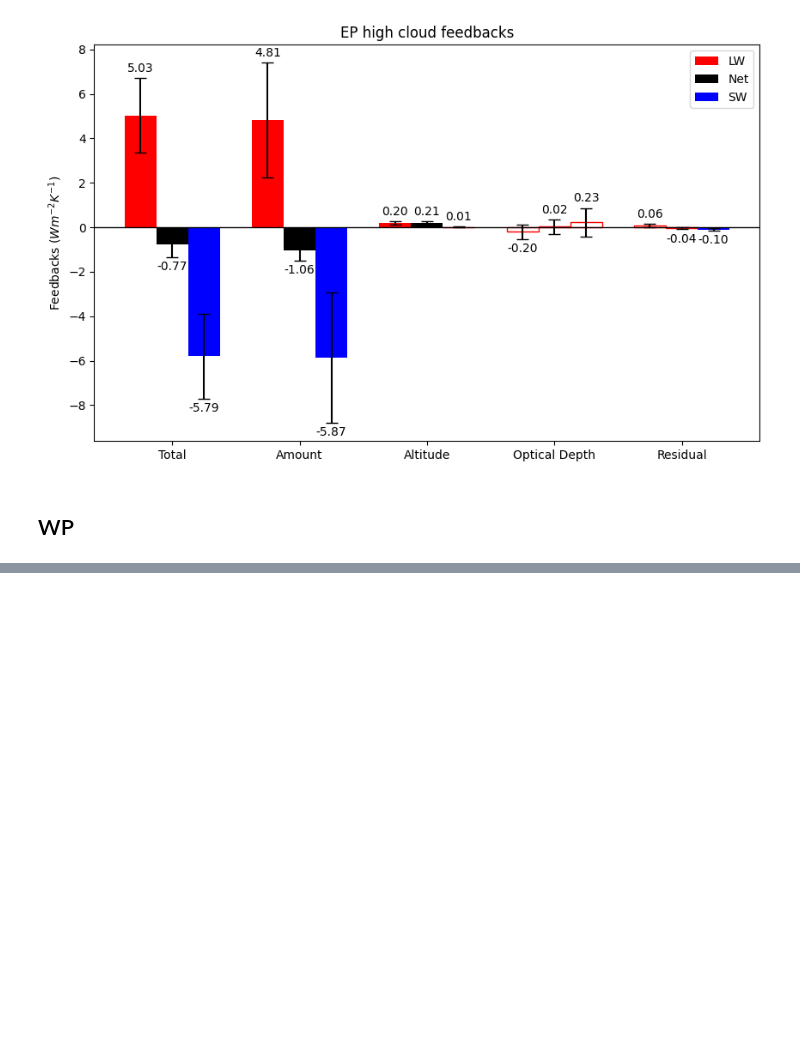
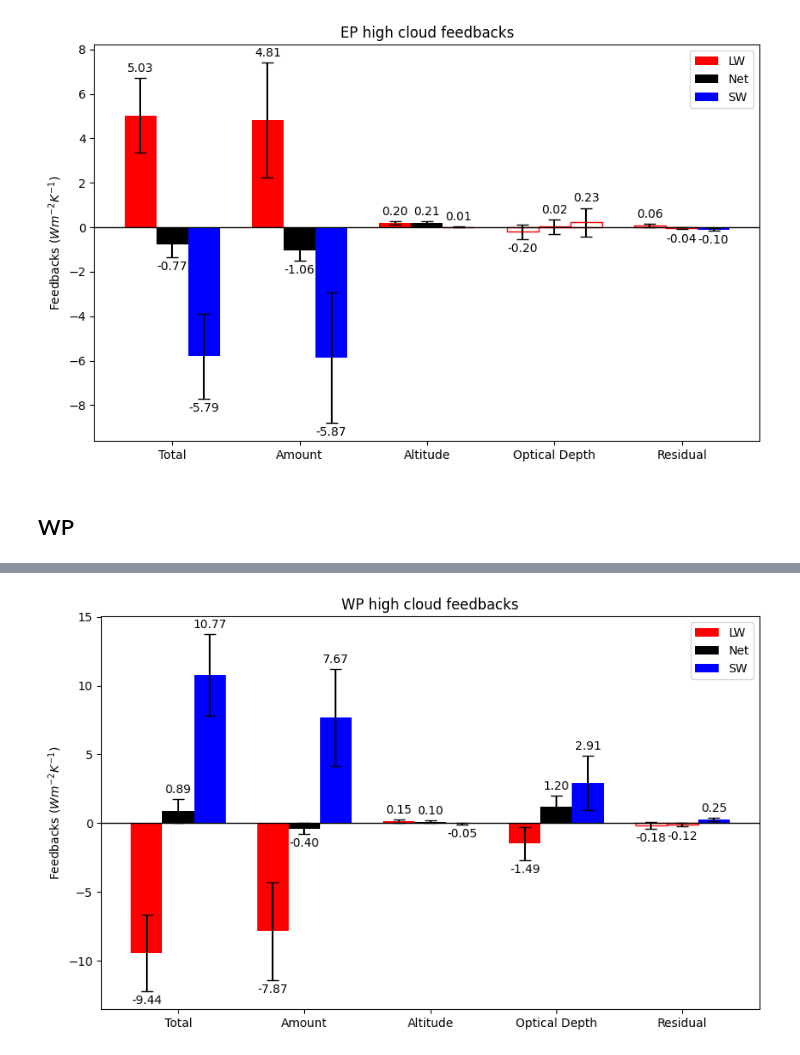
Before and after one commit to paula-rj/HighClouds, a Jupyter notebook: feedbacks.ipynb, the cells around one changed output, grey strips where cells are left out. Cells and saved outputs as stored; diff of their text form; code cells hidden in the pictures; blank space fills up the shorter version.

```diff
--- a/feedbacks.ipynb
+++ b/feedbacks.ipynb
@@ -1312,0 +1276,65 @@ plt.show()
+# %%
+decompos = ("Total", "Amount", "Altitude", "Optical Depth", "Residual")
+feeds_wp = { #los del costadfo estaban mal porque calcule con uno del ep la lw
+    'LW': (-9.44051633640516,  -7.867804615318598,0.14800765649555447,-1.4874317481801766,-0.1777460064676039),
+    'Net': (0.8912481889574548,  -0.40371064317394906,0.10131302726862139,1.2008409144330594,-0.11851435851784328),#1.304865476941059, -0.7848795303138552, 0.052104188855661225, 1.4078898457143008, 0.6297509726849522
+    'SW': (10.773349440568133, 7.6657906563413585, -0.04592645383388778, 2.9055360005624027, 0.24794923749825948), #10.773349440568133, 7.6657906563413585, -0.04592645383388778, 2.9055360005624027, 0.24794923749825948
+}
+
+colors = {
+    'LW': 'red',
+    'Net': 'black',
+    'SW': 'blue'
+}
+
+ci_upper = {
+    'LW': feeds_wp["LW"] + np.array([2.8064423613090046, 3.569355201119967, 0.13367778466521746 , 1.2161538316547367, 0.2336764328965931]),
+    'Net': feeds_wp["Net"] + np.array([0.8573478531012195, 0.3987472137762332, 0.10005363909690297 , 0.7947711951410937, 0.12985747586266538]),
+    'SW': feeds_wp["SW"] + np.array([2.9600412835384033, 3.5181284709050646, 0.042964924980016576 , 1.9765169471128081, 0.11470666075114411]),
+}
+ci_lower = {
+    'LW': feeds_wp["LW"] - np.array([2.8064423613090046, 3.569355201119967, 0.13367778466521746 , 1.2161538316547367, 0.2336764328965931]),
+    'Net': feeds_wp["Net"] - np.array([0.8573478531012195, 0.3987472137762332, 0.10005363909690297 , 0.7947711951410937, 0.12985747586266538]),
+    'SW': feeds_wp["SW"] -np.array([2.9600412835384033, 3.5181284709050646, 0.042964924980016576 , 1.9765169471128081, 0.11470666075114411]),
+}
+
+
+
+x = np.arange(len(decompos))  # the label locations
+width = 0.25  # the width of the bars
+multiplier = 0
+
+fig, ax = plt.subplots(figsize=(10,6))
+
+for attribute, measurement in feeds_wp.items():
+    offset = width * multiplier
+
+    # Calculate asymmetric error bars
+    lower_errors = [m - ci for m, ci in zip(measurement, ci_lower[attribute])]
+    upper_errors = [ci - m for m, ci in zip(measurement, ci_upper[attribute])]
+    yerr_values = (lower_errors, upper_errors)
+
+    rects = ax.bar(x + offset, measurement, width, label=attribute, yerr=yerr_values, capsize=5, color=colors[attribute])
+
+    for i, rect in enumerate(rects):
+        lower_bound = ci_lower[attribute][i]
+        upper_bound = ci_upper[attribute][i]
+
+        if lower_bound <= 0 <= upper_bound:  # Not significant # Only apply to LW bars
+            rect.set_facecolor('none')  # Remove filling for the first bar
+            rect.set_edgecolor('red')
+
+    ax.bar_label(rects, labels=[f"{value:.2f}" for value in measurement], padding=3)
+    multiplier += 1
+
+# Add some text for labels, title and custom x-axis tick labels, etc.
+ax.set_ylabel(r'Feedbacks ($Wm^{-2}K^{-1}$)')
+ax.set_title('WP high cloud feedbacks')
+ax.legend(loc='upper right')
+ax.set_xticks(x + width)
+ax.set_xticklabels(["Total", "Amount", "Altitude", "Optical Depth", "Residual"])
+ax.axhline(0, color="black", linewidth=1)
+
+plt.show()
+# %% [output]
+[figure, added]
```
Also changed, not shown: parts of 25 cells of this notebook.
